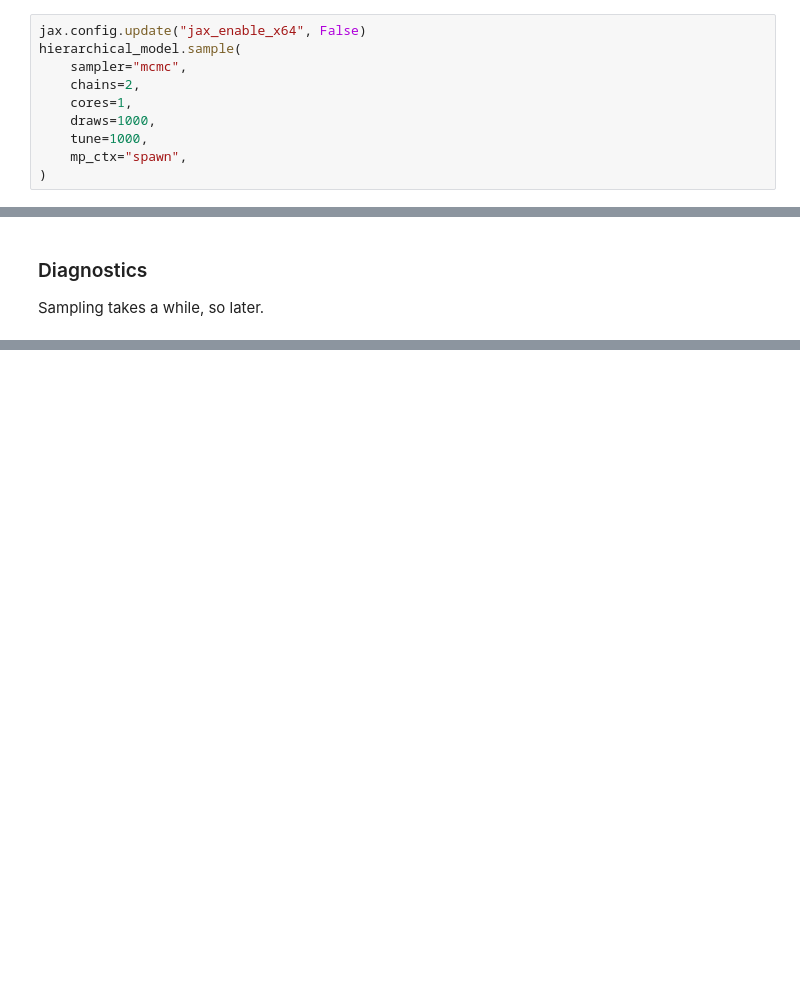
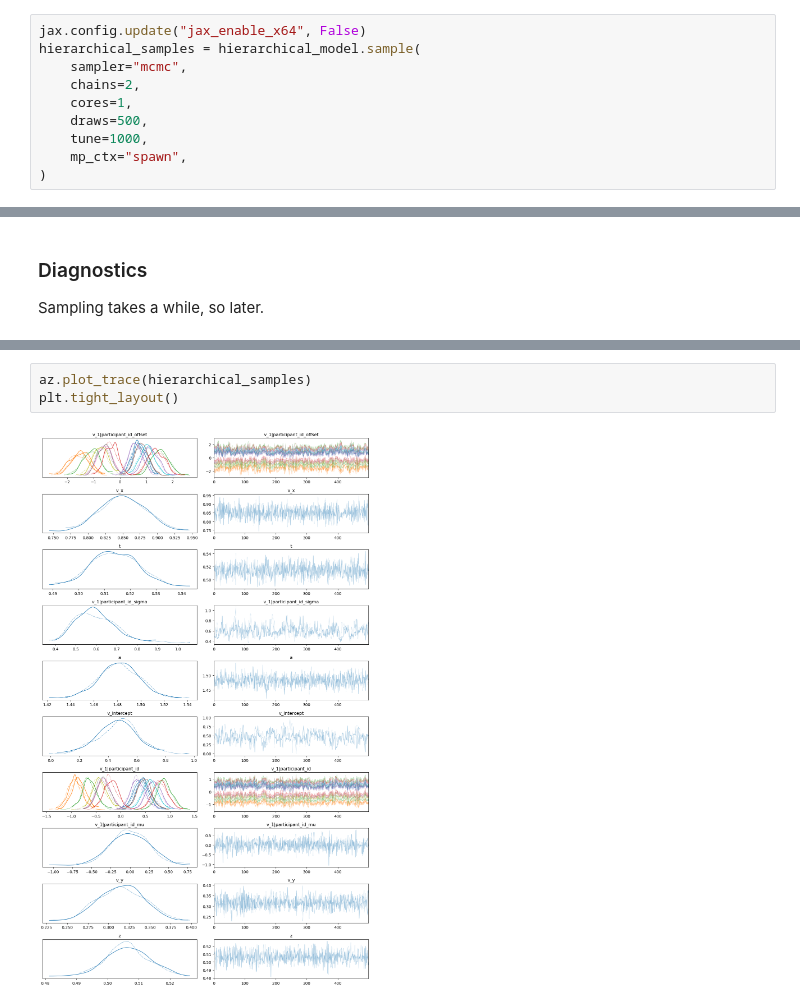
Before and after one commit to jerrymhuang/hssm-intro-workshop, a Jupyter notebook: notebooks/hssm_sandbox.ipynb, the cells around one changed output, grey strips where cells are left out. Saved outputs shown, nothing was run; the diff lists cells and outputs as text; blank space fills up the shorter version.

Commit message:
Add hierarchical model diagnostics

```diff
--- a/notebooks/hssm_sandbox.ipynb
+++ b/notebooks/hssm_sandbox.ipynb
@@ -234,11 +234,11 @@ hierarchical_model.graph()
 [drawing not drawn]
 # %%
 jax.config.update("jax_enable_x64", False)
-hierarchical_model.sample(
+hierarchical_samples = hierarchical_model.sample(
     sampler="mcmc",
     chains=2,
     cores=1,
-    draws=1000,
+    draws=500,
     tune=1000,
     mp_ctx="spawn",
 )
@@ -253,0 +280,5 @@ Sampling takes a while, so later.
+# %%
+az.plot_trace(hierarchical_samples)
+plt.tight_layout()
+# %% [output]
+[figure, added]
```
Also changed, not shown: parts of 3 cells of this notebook.
